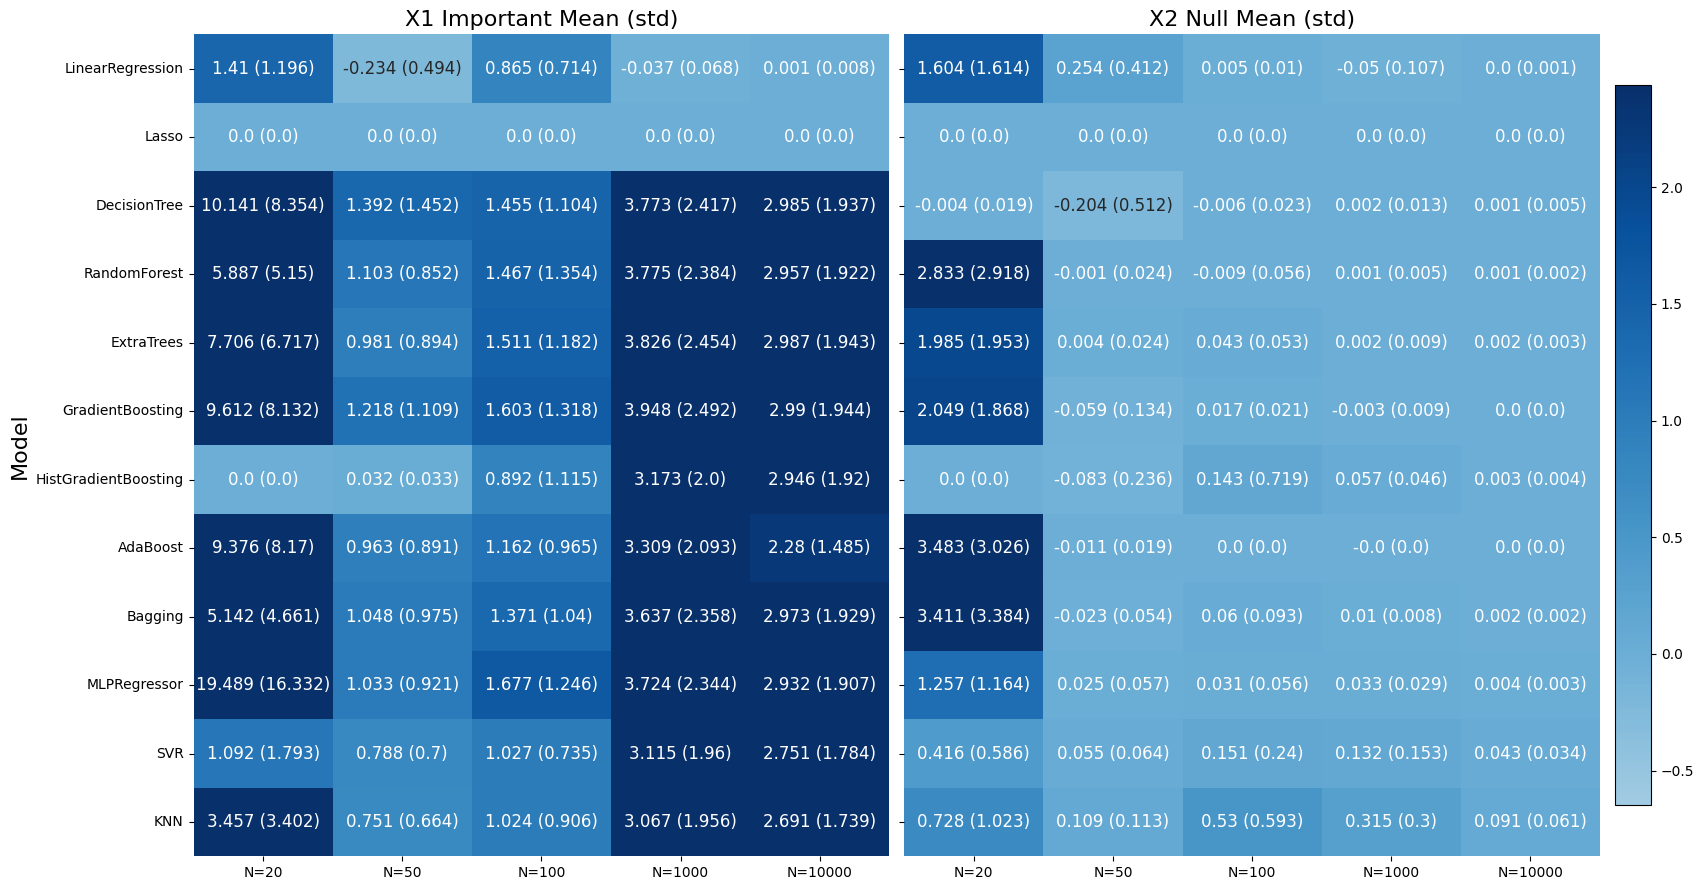
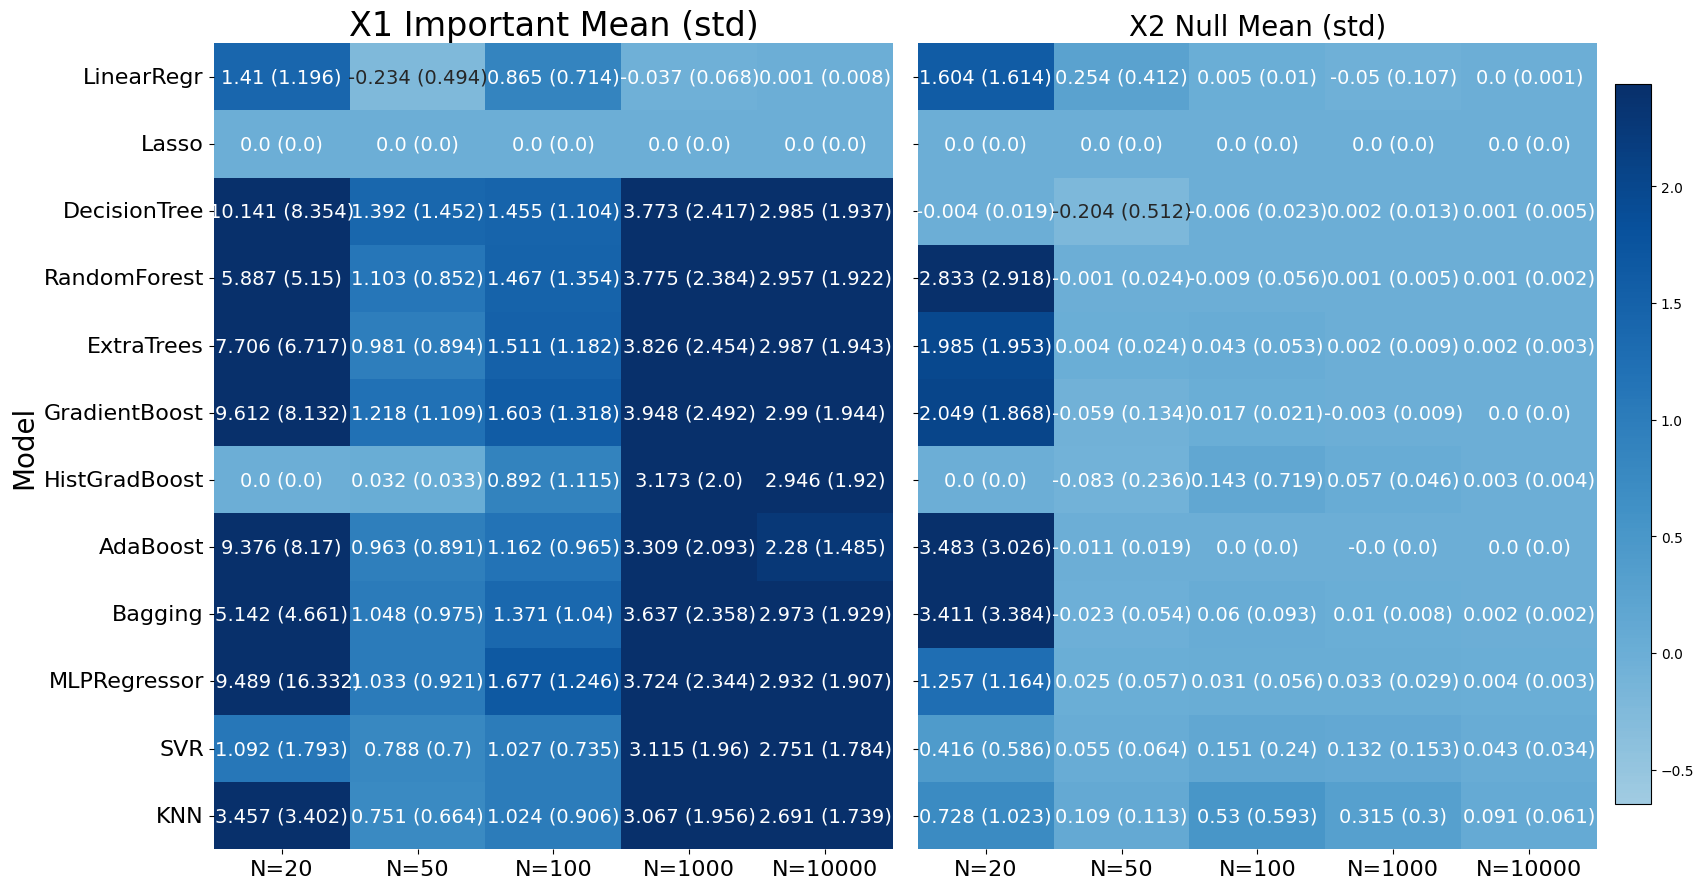
Code edit (unified diff) that turned the first committed figure into the second:
--- before
+++ after
@@ -9,5 +9,4 @@
 # Load results
 df = pd.read_csv("../../results/csv/heatmap_n_results.csv")
-
 models_order = [
     'LinearRegression', 'Lasso', 'DecisionTree', 'RandomForest', 'ExtraTrees',
@@ -15,4 +14,12 @@
     'Bagging', 'MLPRegressor', 'SVR', 'KNN'
 ]
+
+models_order_names = [
+    'LinearRegr', 'Lasso', 'DecisionTree', 'RandomForest', 'ExtraTrees',
+    'GradientBoost', 'HistGradBoost', 'AdaBoost',
+    'Bagging', 'MLPRegressor', 'SVR', 'KNN'
+]
+
+
 
 sample_sizes = [20, 50, 100, 1000, 10000]
@@ -23,4 +30,13 @@
 x2_mean = df.pivot(index="Model", columns="N", values="x2_mean").loc[models_order, sample_sizes]
 x2_std  = df.pivot(index="Model", columns="N", values="x2_std").loc[models_order, sample_sizes]
+
+# Mapping from original names to display names
+model_name_map = dict(zip(models_order, models_order_names))
+
+# Rename the index of all tables
+x1_mean = x1_mean.rename(index=model_name_map)
+x1_std  = x1_std.rename(index=model_name_map)
+x2_mean = x2_mean.rename(index=model_name_map)
+x2_std  = x2_std.rename(index=model_name_map)
 
 # Rename columns
@@ -51,15 +67,20 @@
 hm1 = sns.heatmap(
     x1_mean, annot=x1_annot, fmt="", cmap="Blues", center=0,
-    vmin=vmin, vmax=vmax, ax=axes[0], cbar=False, annot_kws={"size": 12}, 
+    vmin=vmin, vmax=vmax, ax=axes[0], cbar=False, annot_kws={"size": 14}, 
 )
-axes[0].set_title("X1 Important Mean (std)", fontsize=16)
-axes[0].set_ylabel("Model", fontsize=16)
+axes[0].set_title("X1 Important Mean (std)", fontsize=24)
+axes[0].tick_params(axis="x", labelsize=16)
+axes[0].tick_params(axis="y", labelsize=16)
+axes[0].set_ylabel("Model", fontsize=20)
 
 hm2 = sns.heatmap(
     x2_mean, annot=x2_annot, fmt="", cmap="Blues", center=0,
-    vmin=vmin, vmax=vmax, ax=axes[1], cbar=False, annot_kws={"size": 12}, 
+    vmin=vmin, vmax=vmax, ax=axes[1], cbar=False, annot_kws={"size": 14}, 
 )
-axes[1].set_title("X2 Null Mean (std)", fontsize=16)
+axes[1].set_title("X2 Null Mean (std)", fontsize=20)
 axes[1].set_ylabel("")
+axes[1].tick_params(axis="x", labelsize=16)
+axes[1].tick_params(axis="y", labelsize=16)
+
 
 # Shared colorbar

Commit: heatmap